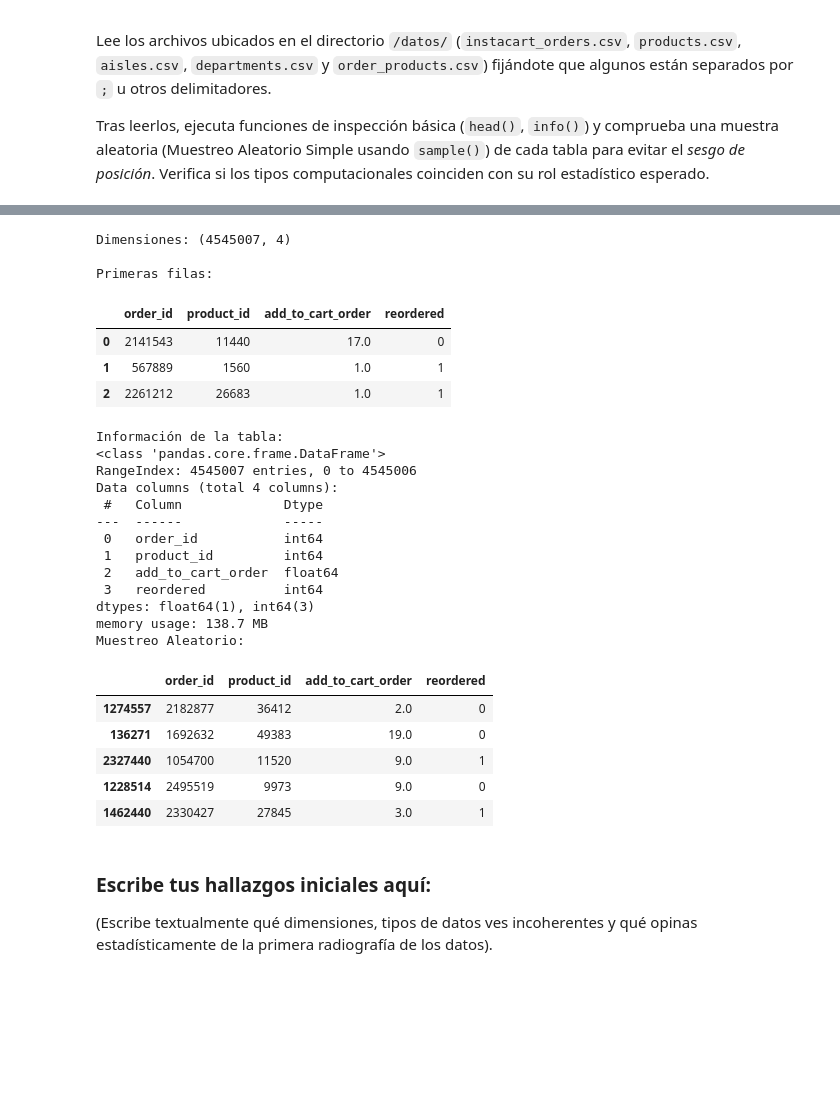
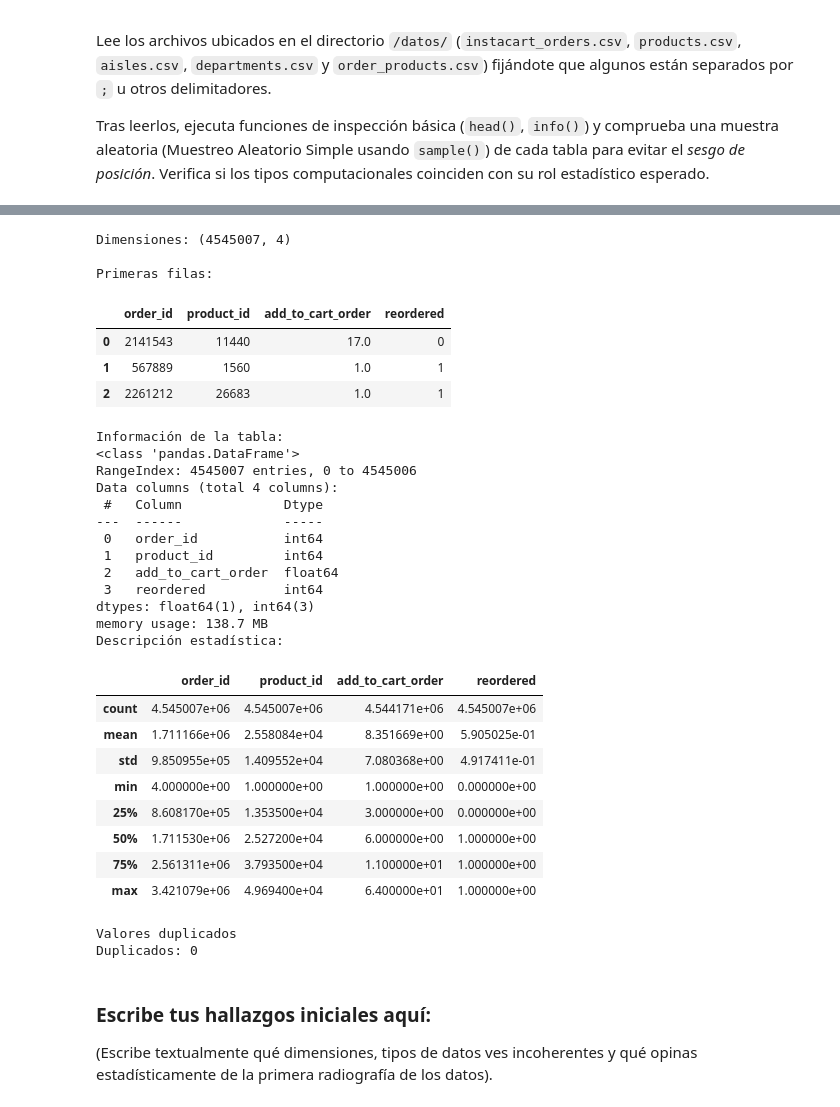
Before and after one commit to mpillapa/workshop-3, a Jupyter notebook: taller_3_Manuel_Pillapa.ipynb, the cells around one changed output, grey strips where cells are left out. Drawn from its saved outputs; the diff is of its cells as text; code cells hidden in the pictures; blank space fills up the shorter version.

```diff
--- a/taller_3_Manuel_Pillapa.ipynb
+++ b/taller_3_Manuel_Pillapa.ipynb
@@ -134,42 +241,50 @@ Muestreo Aleatorio:
 # %%
 # Exploración de la tabla 'order_prods'
 print(f"Dimensiones: {order_prods.shape}\n")
 
 print("Primeras filas:")
 display(order_prods.head(3))
 
 print("Información de la tabla:")
 order_prods.info()
 
-print("Muestreo Aleatorio:")
-display(order_prods.sample(5, random_state=42))
+print("Descripción estadística:")
+display(order_prods.describe())
+
+print("Valores duplicados")
+print(f"Duplicados: {order_prods.duplicated().sum()}")
 # %% [output]
 Dimensiones: (4545007, 4)
 
 Primeras filas:
 |  | order_id | product_id | add_to_cart_order | reordered |
 | 0 | 2141543 | 11440 | 17.0 | 0 |
 | 1 | 567889 | 1560 | 1.0 | 1 |
 | 2 | 2261212 | 26683 | 1.0 | 1 |
 Información de la tabla:
-<class 'pandas.core.frame.DataFrame'>
+<class 'pandas.DataFrame'>
 RangeIndex: 4545007 entries, 0 to 4545006
 Data columns (total 4 columns):
  #   Column             Dtype
 ---  ------             -----
  0   order_id           int64
  1   product_id         int64
  2   add_to_cart_order  float64
  3   reordered          int64
 dtypes: float64(1), int64(3)
 memory usage: 138.7 MB
-Muestreo Aleatorio:
+Descripción estadística:
 |  | order_id | product_id | add_to_cart_order | reordered |
-| 1274557 | 2182877 | 36412 | 2.0 | 0 |
-| 136271 | 1692632 | 49383 | 19.0 | 0 |
-| 2327440 | 1054700 | 11520 | 9.0 | 1 |
-| 1228514 | 2495519 | 9973 | 9.0 | 0 |
-| 1462440 | 2330427 | 27845 | 3.0 | 1 |
+| count | 4.545007e+06 | 4.545007e+06 | 4.544171e+06 | 4.545007e+06 |
+| mean | 1.711166e+06 | 2.558084e+04 | 8.351669e+00 | 5.905025e-01 |
+| std | 9.850955e+05 | 1.409552e+04 | 7.080368e+00 | 4.917411e-01 |
+| min | 4.000000e+00 | 1.000000e+00 | 1.000000e+00 | 0.000000e+00 |
+| 25% | 8.608170e+05 | 1.353500e+04 | 3.000000e+00 | 0.000000e+00 |
+| 50% | 1.711530e+06 | 2.527200e+04 | 6.000000e+00 | 1.000000e+00 |
+| 75% | 2.561311e+06 | 3.793500e+04 | 1.100000e+01 | 1.000000e+00 |
+| max | 3.421079e+06 | 4.969400e+04 | 6.400000e+01 | 1.000000e+00 |
+Valores duplicados
+Duplicados: 0
 # %% [markdown]
 ### Escribe tus hallazgos iniciales aquí:
 (Escribe textualmente qué dimensiones, tipos de datos ves incoherentes y qué opinas estadísticamente de la primera radiografía de los datos).
```
Also changed, not shown: parts of 12 cells of this notebook.
